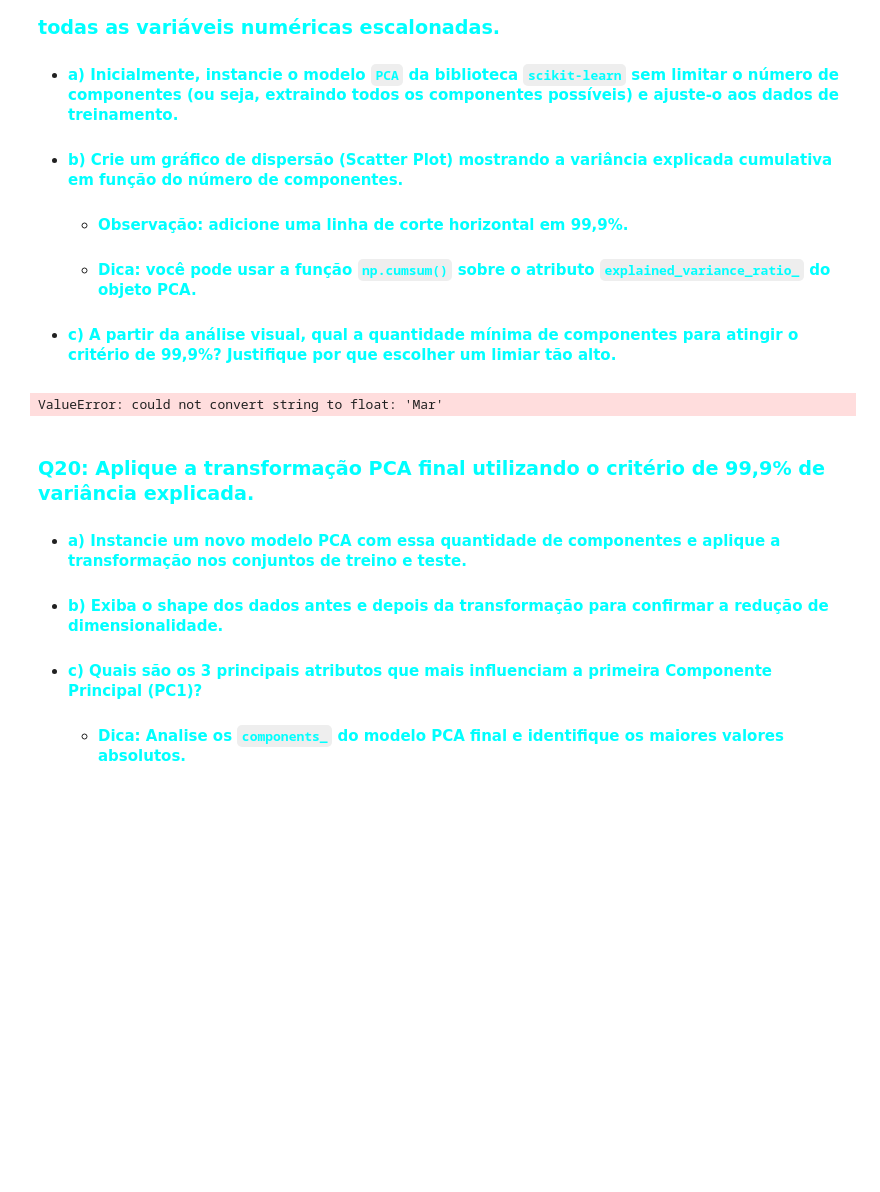
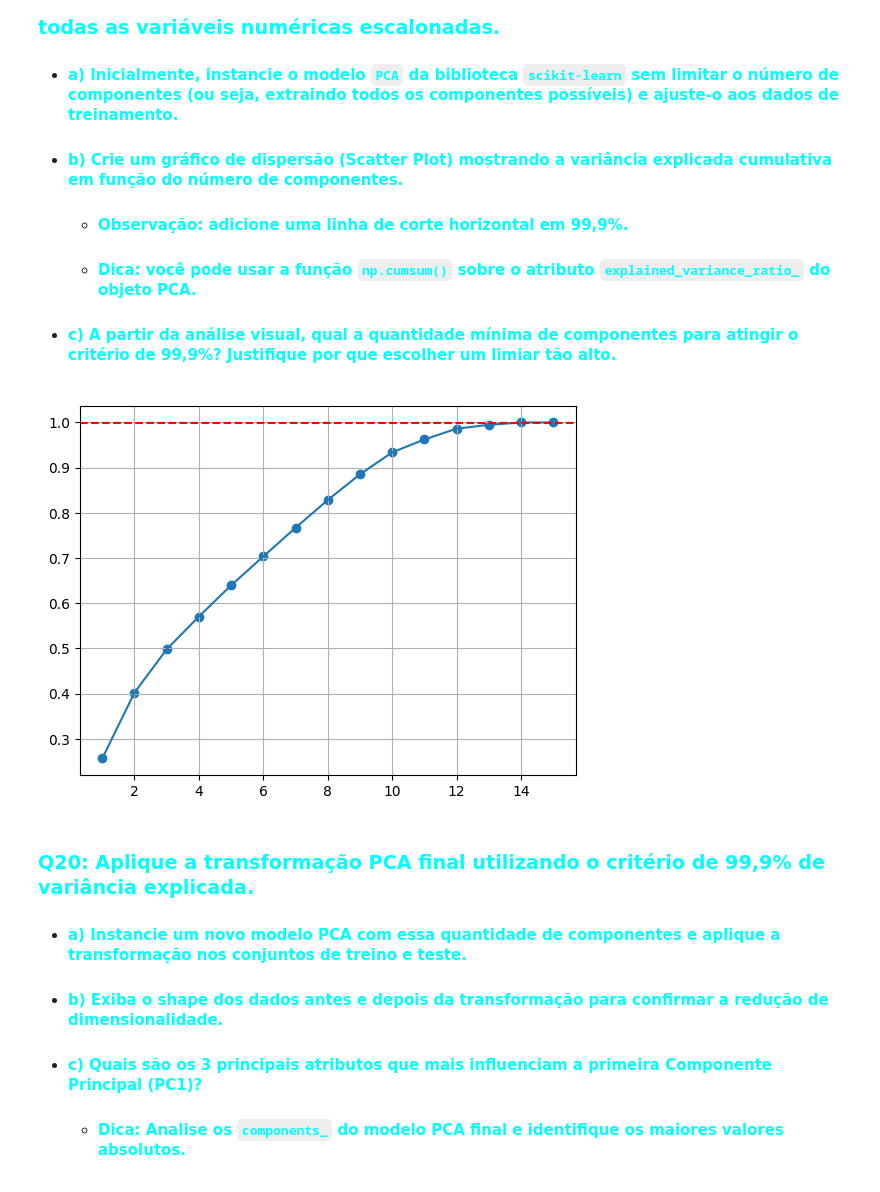
Before and after one commit to MatheusAndrade23/E08-L2-Project, a Jupyter notebook: lab/C24_2026_1_L1_Atividade_04_355.ipynb, the cells around one changed output. Saved outputs shown, nothing was run; the diff lists cells and outputs as text; code cells hidden in the pictures; blank space fills up the shorter version.

```diff
--- a/lab/C24_2026_1_L1_Atividade_04_355.ipynb
+++ b/lab/C24_2026_1_L1_Atividade_04_355.ipynb
@@ -337,34 +337,35 @@ Na extração de atributos, o algoritmo cria novos atributos a partir de outros
 # %%
 from sklearn.decomposition import PCA
 
-pca = PCA()
+X_train_num = X_train.select_dtypes(include='number')
+X_test_num  = X_test.select_dtypes(include='number')
 
 scaler_pca = StandardScaler()
-X_train_scaled_pca = scaler_pca.fit_transform(X_train)
-X_test_scaled_pca  = scaler_pca.transform(X_test)
+X_train_scaled_pca = scaler_pca.fit_transform(X_train_num)
+X_test_scaled_pca  = scaler_pca.transform(X_test_num)
 
+pca = PCA()
 X_train_pca = pca.fit_transform(X_train_scaled_pca)
-X_test_pca = pca.transform(X_test_scaled_pca)
+X_test_pca  = pca.transform(X_test_scaled_pca)
 
 explained_variance_ratio_cumsum = np.cumsum(pca.explained_variance_ratio_)
 
 plt.scatter(
     range(1, len(explained_variance_ratio_cumsum) + 1),
     explained_variance_ratio_cumsum
 )
 plt.plot(
     range(1, len(explained_variance_ratio_cumsum) + 1),
     explained_variance_ratio_cumsum
 )
-
 plt.axhline(y=0.999, color='red', linestyle='--', label='99.9%')
 plt.grid(True)
 plt.show()
 
 # Pela análise visual é possivel determinar que um componente principal já atinge quase 100% da variância, logo, a quantidade mínima de componentes necessára é 1.
 # Escolher um limiar tão alto garante que praticmente toda a informação estatística presente nas variáveis originais seja preservada após a redução de dimensionalidade.
 # %% [output]
-ValueError: could not convert string to float: 'Mar'
+[figure, added]
 # %% [markdown]
 ### <font color='cyan'>Q20: Aplique a transformação PCA final utilizando o critério de 99,9% de variância explicada.</font>
 - #### <font color='cyan'>a) Instancie um novo modelo PCA com essa quantidade de componentes e aplique a transformação nos conjuntos de treino e teste.</font>
```
Also changed, not shown: parts of 1 cell of this notebook.
